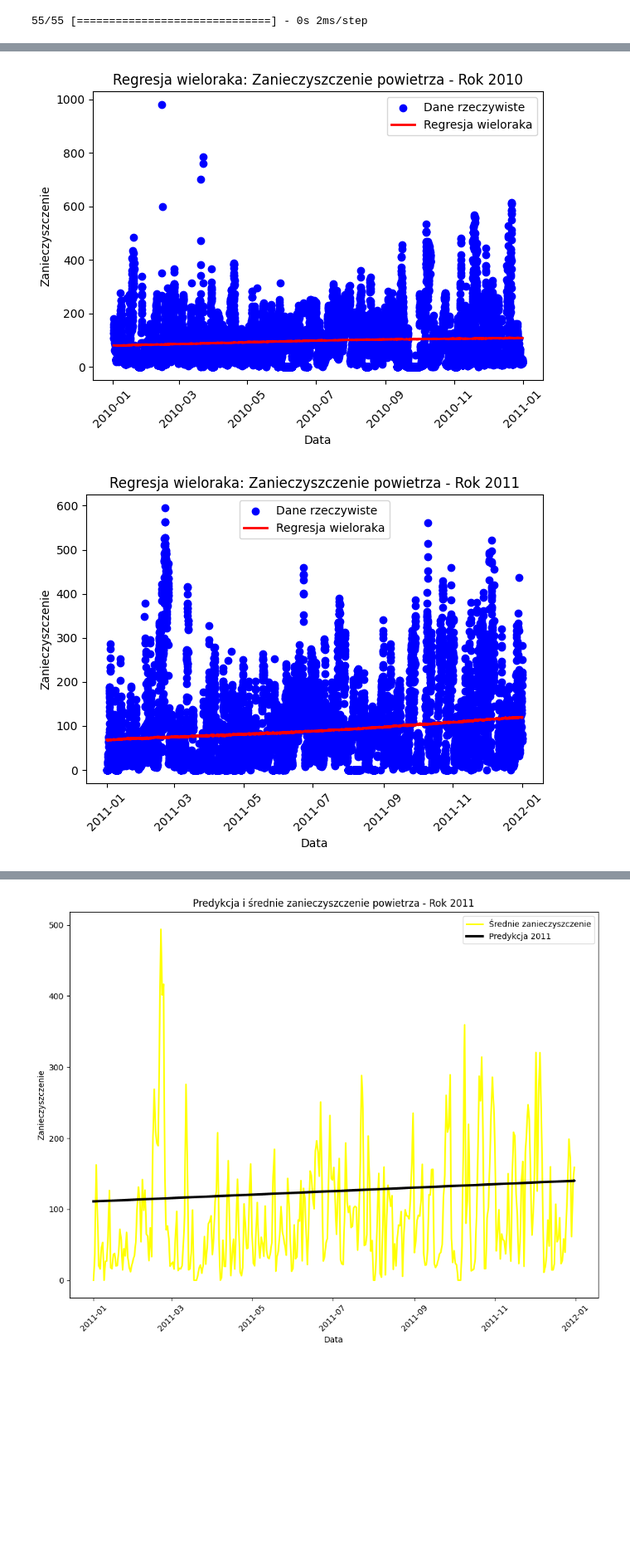
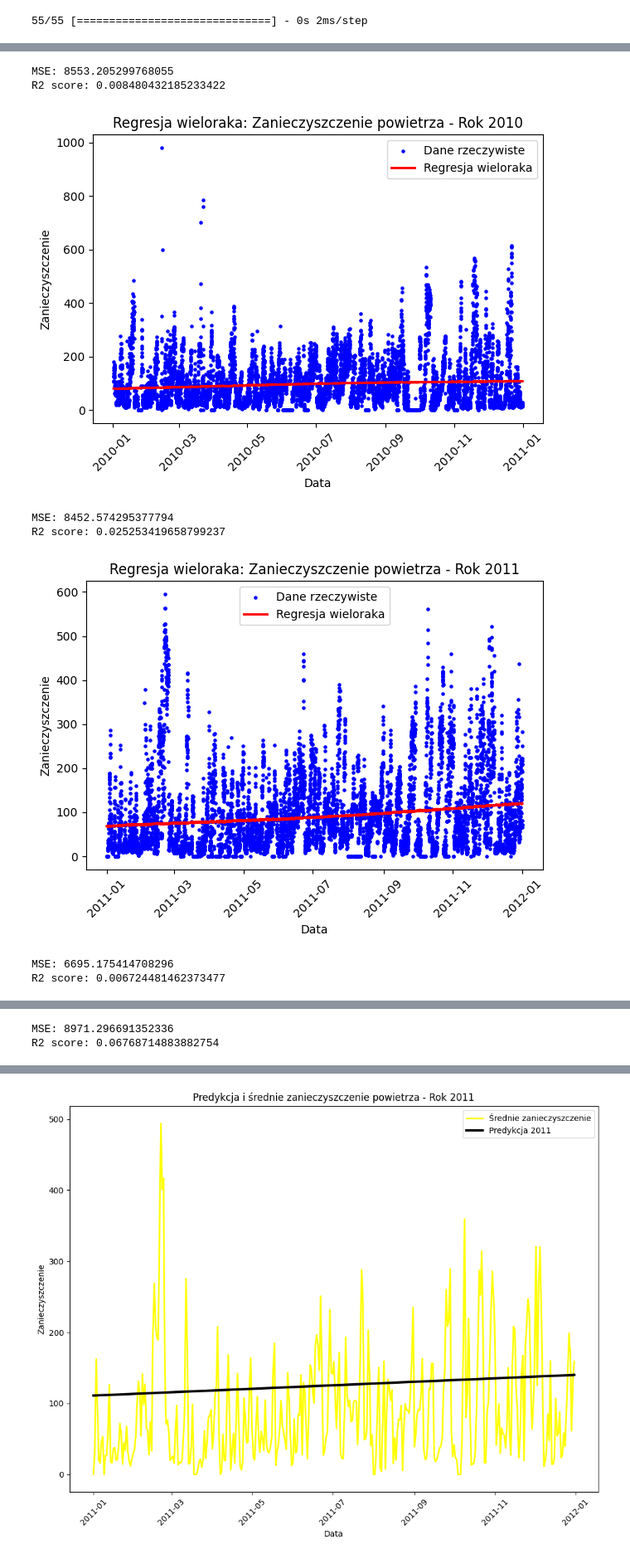
Before and after one commit to Beruxik/SBL-IPAD, a Jupyter notebook: SBL.ipynb, the cells around one changed output, grey strips where cells are left out. Shown at 83% size. Cells and saved outputs as stored; diff of their text form; code cells hidden in the pictures; blank space fills up the shorter version.

```diff
--- a/SBL.ipynb
+++ b/SBL.ipynb
@@ -1000,9 +1073,12 @@ for year, group in grouped:
     # Oblicz wartości przewidywane dla danych danego roku
     y_pred = model.predict(X)
 
+    print(f"MSE: {mean_squared_error(group['pollution'], y_pred)}")
+    print(f"R2 score: {r2_score(group['pollution'], y_pred)}")
+
     # Stwórz wykres
     fig, ax = plt.subplots()
-    ax.scatter(group['date'], group['pollution'], color='blue', label='Dane rzeczywiste')
+    ax.scatter(group['date'], group['pollution'], color='blue', label='Dane rzeczywiste', s = 5)
     ax.plot(group['date'], y_pred, color='red', linewidth=2, label='Regresja liniowa')
     ax.set_xlabel('Data')
     ax.set_ylabel('Zanieczyszczenie')
@@ -1029,28 +1115,37 @@ model = LinearRegression()
 # %%
 # Grupuj dane według roku
 grouped = data.groupby(data['date'].dt.year)
 
 # Stwórz wykresy dla każdego roku osobno
 for year, group in grouped:
     # Dopasuj model do danych danego roku
     X_year = group[['days_since_reference', 'temp']]
     y_year = group['pollution']
     model.fit(X_year, y_year)
 
     # Oblicz wartości przewidywane dla danych danego roku
     y_pred = model.predict(X_year)
 
+    print(f"MSE: {mean_squared_error(group['pollution'], y_pred)}")
+    print(f"R2 score: {r2_score(group['pollution'], y_pred)}")
+
     # Stwórz wykres
     fig, ax = plt.subplots()
-    ax.scatter(group['date'], group['pollution'], color='blue', label='Dane rzeczywiste')
+    ax.scatter(group['date'], group['pollution'], color='blue', label='Dane rzeczywiste', s = 5)
     ax.plot(group['date'], y_pred, color='red', linewidth=2, label='Regresja wieloraka')
     ax.set_xlabel('Data')
     ax.set_ylabel('Zanieczyszczenie')
     ax.set_title(f'Regresja wieloraka: Zanieczyszczenie powietrza - Rok {year}')
     ax.legend()
     plt.xticks(rotation=45)
     plt.tight_layout()
     plt.show()
 # %% [output]
+MSE: 8553.205299768055
+R2 score: 0.008480432185233422
-[figure, old version]
+[figure, new version]
+MSE: 8452.574295377794
+R2 score: 0.025253419658799237
-[figure, old version]
+[figure, new version]
+MSE: 6695.175414708296
+R2 score: 0.006724481462373477
@@ -1057,0 +1153,2 @@ for year, group in grouped:
+MSE: 8971.296691352336
+R2 score: 0.06768714883882754
```
Also changed, not shown: parts of 27 cells of this notebook.
